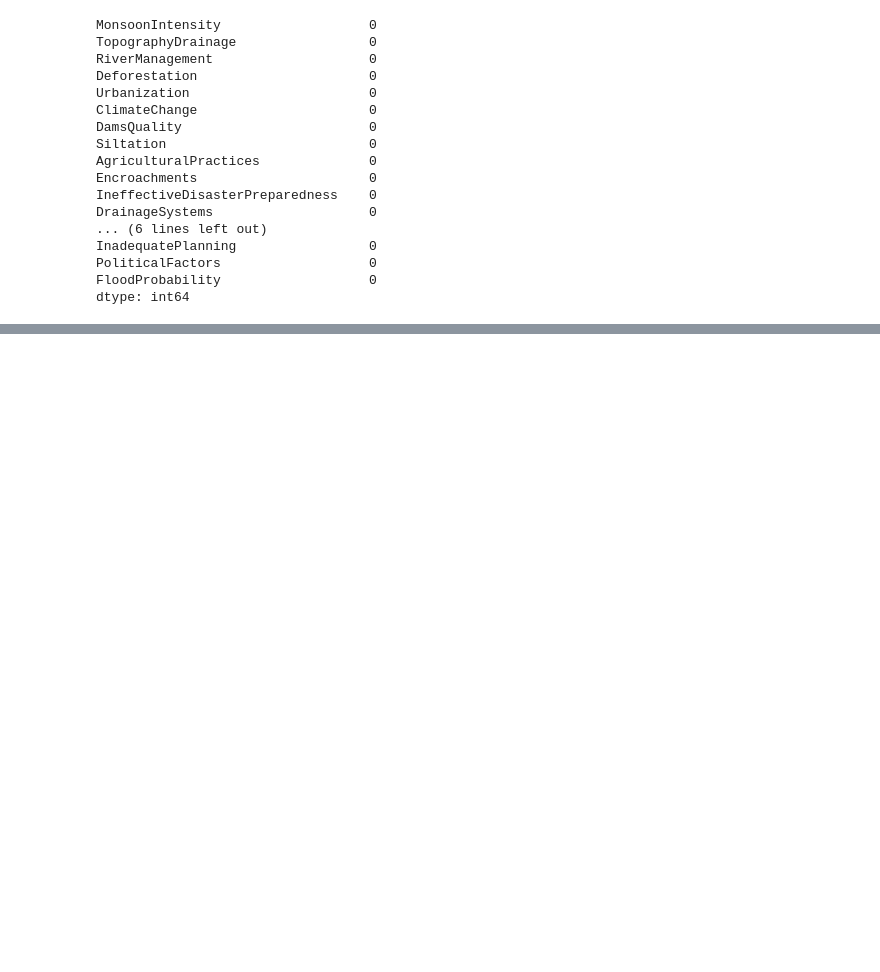
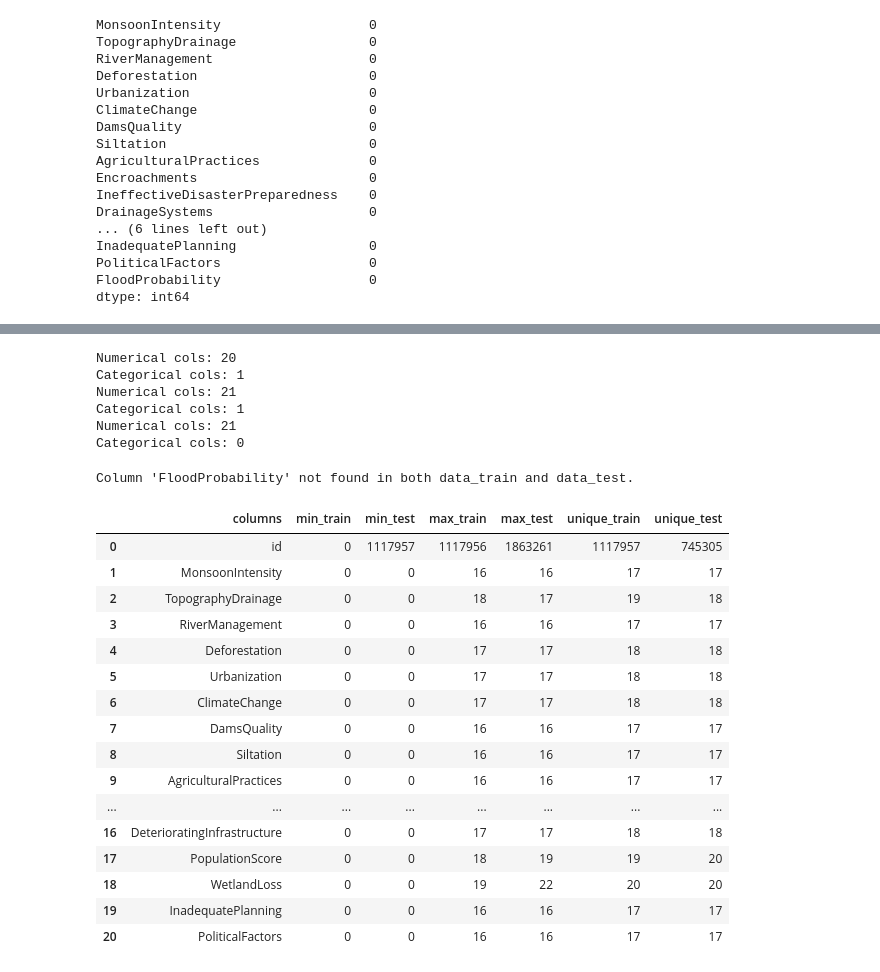
Before and after one commit to yashksaini-coder/Regression-with-Flood-Prediction, a Jupyter notebook: notebook.ipynb, the cells around one changed output, grey strips where cells are left out. Drawn from its saved outputs; the diff is of its cells as text; code cells hidden in the pictures; blank space fills up the shorter version.

```diff
--- a/notebook.ipynb
+++ b/notebook.ipynb
@@ -199,0 +260,32 @@ def printInfo():
+# %%
+import pandas as pd
+
+def min_max_unique(data_train, data_test):
+    df = pd.DataFrame(index=data_train.columns)
+    summary = {}
+
+    for col in data_train.columns:
+        if col in data_train and col in data_test:  # Check if column exists in both dataframes
+            if pd.api.types.is_numeric_dtype(data_train[col]):
+                min_train = min(data_train[col])
+                min_test = min(data_test[col])
+                max_train = max(data_train[col])
+                max_test = max(data_test[col])
+                unique_train = len(data_train[col].unique())
+                unique_test = len(data_test[col].unique())
+                top5_train = sorted(data_train[col])[:5]
+                top5_test = sorted(data_test[col])[:5]
+            else:
+                min_train = min_test = max_train = max_test = None
+                unique_train = len(data_train[col].unique())
+                unique_test = len(data_test[col].unique())
+                top5_train = top5_test = None
+            summary[col] = [min_train, min_test, max_train, max_test,
+                            unique_train, unique_test]
+        else:
+            print(f"Column '{col}' not found in both data_train and data_test.")
+
+    df = pd.DataFrame.from_dict(summary, orient='index', columns=['min_train', 'min_test', 'max_train', 'max_test',
+                                                                  'unique_train', 'unique_test'])\
+        .reset_index().rename(columns={'index': 'columns'})
+    return df
@@ -199,0 +300,32 @@ def printInfo():
+# %%
+Number_of_columns(original)
+Number_of_columns(train)
+Number_of_columns(test)
+# %% [output]
+Numerical cols: 20
+Categorical cols: 1
+Numerical cols: 21
+Categorical cols: 1
+Numerical cols: 21
+Categorical cols: 0
+# %%
+min_max_unique(data_train=train, data_test=test)
+# %% [output]
+Column 'FloodProbability' not found in both data_train and data_test.
+|  | columns | min_train | min_test | max_train | max_test | unique_train | unique_test |
+| 0 | id | 0 | 1117957 | 1117956 | 1863261 | 1117957 | 745305 |
+| 1 | MonsoonIntensity | 0 | 0 | 16 | 16 | 17 | 17 |
+| 2 | TopographyDrainage | 0 | 0 | 18 | 17 | 19 | 18 |
+| 3 | RiverManagement | 0 | 0 | 16 | 16 | 17 | 17 |
+| 4 | Deforestation | 0 | 0 | 17 | 17 | 18 | 18 |
+| 5 | Urbanization | 0 | 0 | 17 | 17 | 18 | 18 |
+| 6 | ClimateChange | 0 | 0 | 17 | 17 | 18 | 18 |
+| 7 | DamsQuality | 0 | 0 | 16 | 16 | 17 | 17 |
+| 8 | Siltation | 0 | 0 | 16 | 16 | 17 | 17 |
+| 9 | AgriculturalPractices | 0 | 0 | 16 | 16 | 17 | 17 |
+| ... | ... | ... | ... | ... | ... | ... | ... |
+| 16 | DeterioratingInfrastructure | 0 | 0 | 17 | 17 | 18 | 18 |
+| 17 | PopulationScore | 0 | 0 | 18 | 19 | 19 | 20 |
+| 18 | WetlandLoss | 0 | 0 | 19 | 22 | 20 | 20 |
+| 19 | InadequatePlanning | 0 | 0 | 16 | 16 | 17 | 17 |
+| 20 | PoliticalFactors | 0 | 0 | 16 | 16 | 17 | 17 |
```
Also changed, not shown: parts of 9 cells of this notebook.
